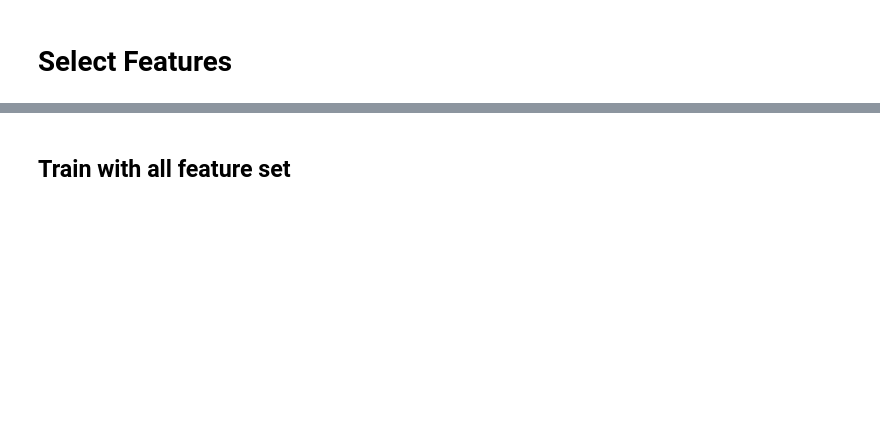
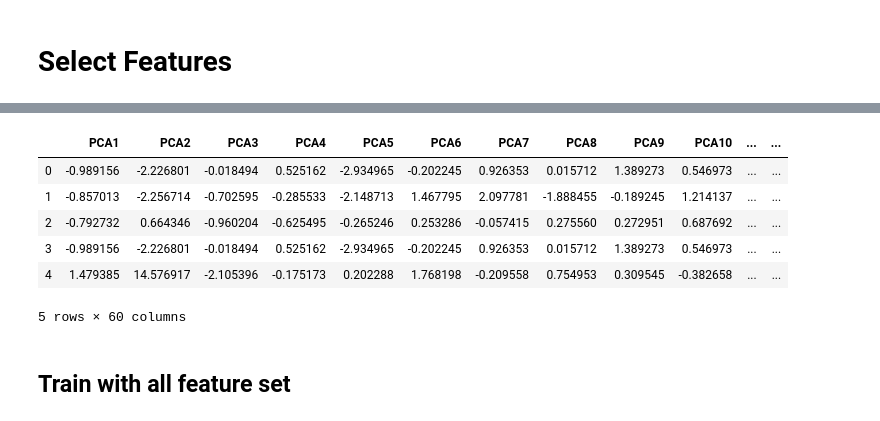
Before and after one commit to haataa/IEEE_CIS_Fraud_Detection, a Jupyter notebook: feature_selection.ipynb, the cells around one changed output, grey strips where cells are left out. Saved outputs shown, nothing was run; the diff lists cells and outputs as text; code cells hidden in the pictures; blank space fills up the shorter version.

```diff
--- a/feature_selection.ipynb
+++ b/feature_selection.ipynb
@@ -198,0 +273,15 @@ def permutation_importance(model,features_valid,labels_valid):
+# %%
+# Re-apply PCA to the data while selecting for number of components to retain.
+pca_60 = PCA(n_components=60)
+vfeature_pca_60 = pca_60.fit_transform(vfeature_impute_scale)
+vfeature_pca_60_df = pd.DataFrame(vfeature_pca_60,columns= ['PCA'+str(i) for i in range(1,61)])
+# %%
+vfeature_pca_60_df.head()
+# %% [output]
+|  | PCA1 | PCA2 | PCA3 | PCA4 | PCA5 | PCA6 | PCA7 | PCA8 | PCA9 | PCA10 | ... | ... |
+| 0 | -0.989156 | -2.226801 | -0.018494 | 0.525162 | -2.934965 | -0.202245 | 0.926353 | 0.015712 | 1.389273 | 0.546973 | ... | ... |
+| 1 | -0.857013 | -2.256714 | -0.702595 | -0.285533 | -2.148713 | 1.467795 | 2.097781 | -1.888455 | -0.189245 | 1.214137 | ... | ... |
+| 2 | -0.792732 | 0.664346 | -0.960204 | -0.625495 | -0.265246 | 0.253286 | -0.057415 | 0.275560 | 0.272951 | 0.687692 | ... | ... |
+| 3 | -0.989156 | -2.226801 | -0.018494 | 0.525162 | -2.934965 | -0.202245 | 0.926353 | 0.015712 | 1.389273 | 0.546973 | ... | ... |
+| 4 | 1.479385 | 14.576917 | -2.105396 | -0.175173 | 0.202288 | 1.768198 | -0.209558 | 0.754953 | 0.309545 | -0.382658 | ... | ... |
+5 rows × 60 columns
```
Also changed, not shown: parts of 41 cells of this notebook.
